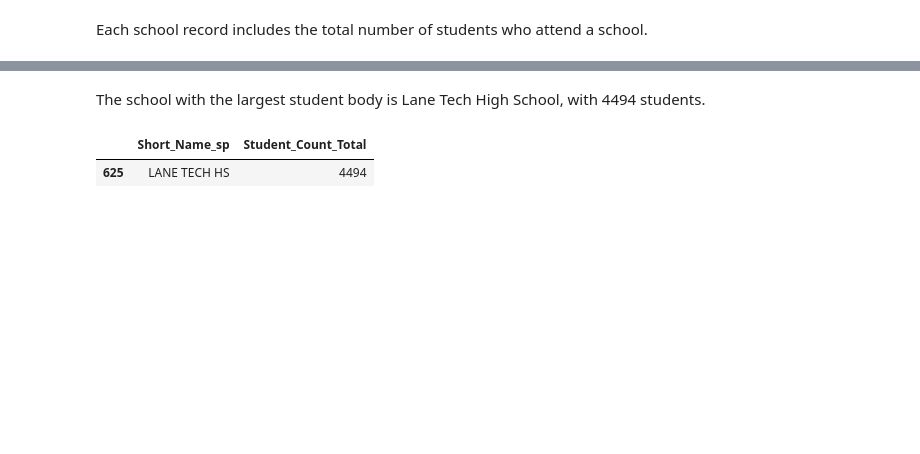
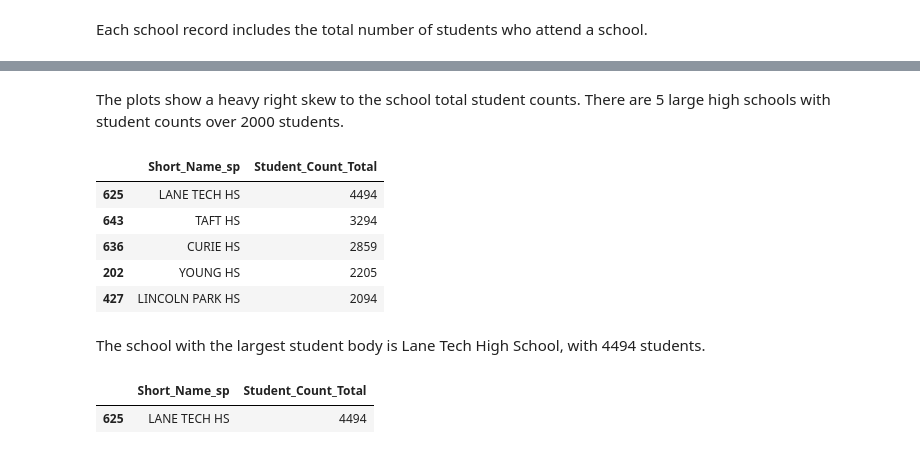
Before and after one commit to j-max/CPS_GradRate_Analysis, a Jupyter notebook: notebooks/eda/eda.ipynb, the cells around one changed output, grey strips where cells are left out. Drawn from its saved outputs; the diff is of its cells as text; code cells hidden in the pictures; blank space fills up the shorter version.

```diff
--- a/notebooks/eda/eda.ipynb
+++ b/notebooks/eda/eda.ipynb
@@ -169,3 +179,15 @@ sy_1819.merged_df['Student_Count_Total'].sum()
+# %% [markdown]
+The plots show a heavy right skew to the school total student counts.  There are 5 large high schools with student counts over 2000 students.
+# %%
+sy_1819_hs[sy_1819_hs['Student_Count_Total'] > 2000]\
+        [['Short_Name_sp', 'Student_Count_Total']].sort_values('Student_Count_Total', ascending=False)
+# %% [output]
+|  | Short_Name_sp | Student_Count_Total |
+| 625 | LANE TECH HS | 4494 |
+| 643 | TAFT HS | 3294 |
+| 636 | CURIE HS | 2859 |
+| 202 | YOUNG HS | 2205 |
+| 427 | LINCOLN PARK HS | 2094 |
 # %% [markdown]
 The school with the largest student body is Lane Tech High School, with 4494 students.
 # %%
```
Also changed, not shown: parts of 67 cells of this notebook, 1 other file.
